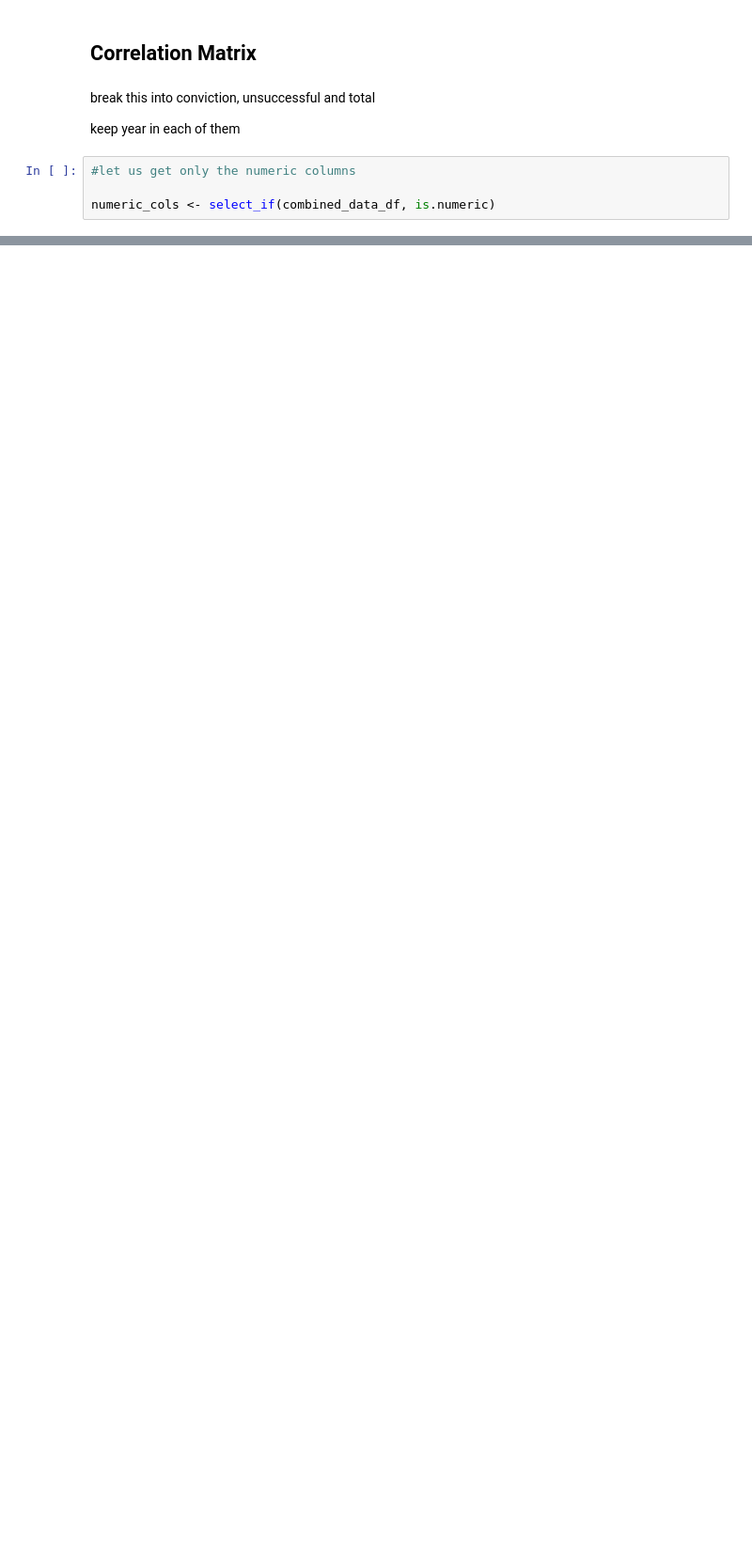
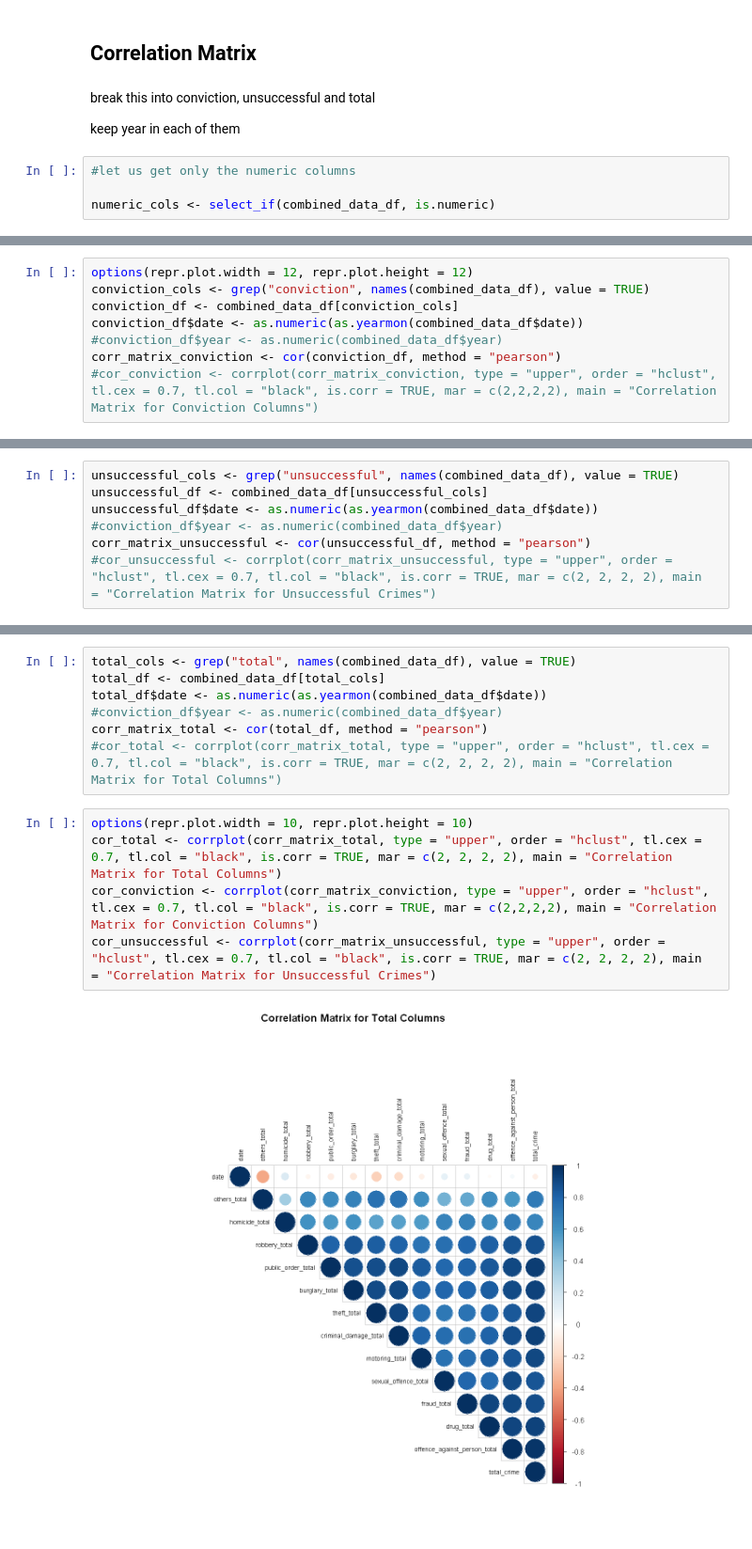
Before and after one commit to ETOROABASI/UK-Crown-Prosecution-Service-Analysis, a Jupyter notebook: Test_Assessment_R.ipynb, the cells around one changed output, grey strips where cells are left out. Shown at 94% size. Saved outputs shown, nothing was run; the diff lists cells and outputs as text; blank space fills up the shorter version.

Commit message:
Updated EDA and Corr Matrix

```diff
--- a/Test_Assessment_R.ipynb
+++ b/Test_Assessment_R.ipynb
@@ -2039,0 +2019,8 @@ corrplot(cor_matrix, method = "color", type = "upper", tl.cex = 0.7, tl.col = "b
+# %%
+options(repr.plot.width = 12, repr.plot.height = 12)
+conviction_cols <- grep("conviction", names(combined_data_df), value = TRUE)
+conviction_df <- combined_data_df[conviction_cols]
+conviction_df$date <- as.numeric(as.yearmon(combined_data_df$date))
+#conviction_df$year <- as.numeric(combined_data_df$year)
+corr_matrix_conviction <- cor(conviction_df, method = "pearson")
+#cor_conviction <- corrplot(corr_matrix_conviction, type = "upper", order = "hclust", tl.cex = 0.7, tl.col = "black", is.corr = TRUE, mar = c(2,2,2,2), main = "Correlation Matrix for Conviction Columns")
@@ -2039,0 +2029,7 @@ corrplot(cor_matrix, method = "color", type = "upper", tl.cex = 0.7, tl.col = "b
+# %%
+unsuccessful_cols <- grep("unsuccessful", names(combined_data_df), value = TRUE)
+unsuccessful_df <- combined_data_df[unsuccessful_cols]
+unsuccessful_df$date <- as.numeric(as.yearmon(combined_data_df$date))
+#conviction_df$year <- as.numeric(combined_data_df$year)
+corr_matrix_unsuccessful <- cor(unsuccessful_df, method = "pearson")
+#cor_unsuccessful <- corrplot(corr_matrix_unsuccessful, type = "upper", order = "hclust", tl.cex = 0.7, tl.col = "black", is.corr = TRUE, mar = c(2, 2, 2, 2), main  = "Correlation Matrix for Unsuccessful Crimes")
@@ -2039,0 +2038,14 @@ corrplot(cor_matrix, method = "color", type = "upper", tl.cex = 0.7, tl.col = "b
+# %%
+total_cols <- grep("total", names(combined_data_df), value = TRUE)
+total_df <- combined_data_df[total_cols]
+total_df$date <- as.numeric(as.yearmon(combined_data_df$date))
+#conviction_df$year <- as.numeric(combined_data_df$year)
+corr_matrix_total <- cor(total_df, method = "pearson")
+#cor_total <- corrplot(corr_matrix_total, type = "upper", order = "hclust", tl.cex = 0.7, tl.col = "black", is.corr = TRUE, mar = c(2, 2, 2, 2), main = "Correlation Matrix for Total Columns")
+# %%
+options(repr.plot.width = 10, repr.plot.height = 10)
+cor_total <- corrplot(corr_matrix_total, type = "upper", order = "hclust", tl.cex = 0.7, tl.col = "black", is.corr = TRUE, mar = c(2, 2, 2, 2), main = "Correlation Matrix for Total Columns")
+cor_conviction <- corrplot(corr_matrix_conviction, type = "upper", order = "hclust", tl.cex = 0.7, tl.col = "black", is.corr = TRUE, mar = c(2,2,2,2), main = "Correlation Matrix for Conviction Columns")
+cor_unsuccessful <- corrplot(corr_matrix_unsuccessful, type = "upper", order = "hclust", tl.cex = 0.7, tl.col = "black", is.corr = TRUE, mar = c(2, 2, 2, 2), main  = "Correlation Matrix for Unsuccessful Crimes")
+# %% [output]
+[figure, added]
```
Also changed, not shown: parts of 13 cells of this notebook.
